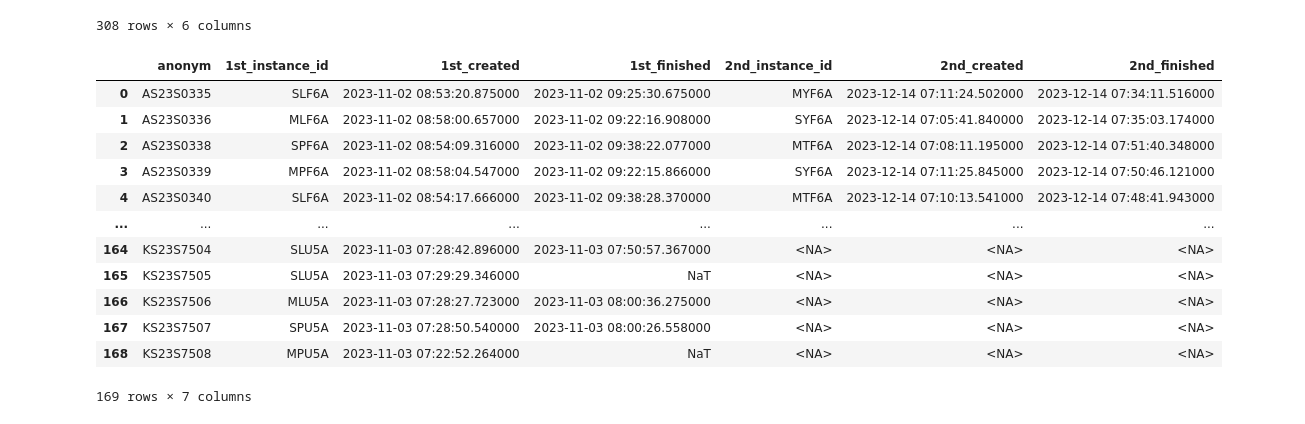
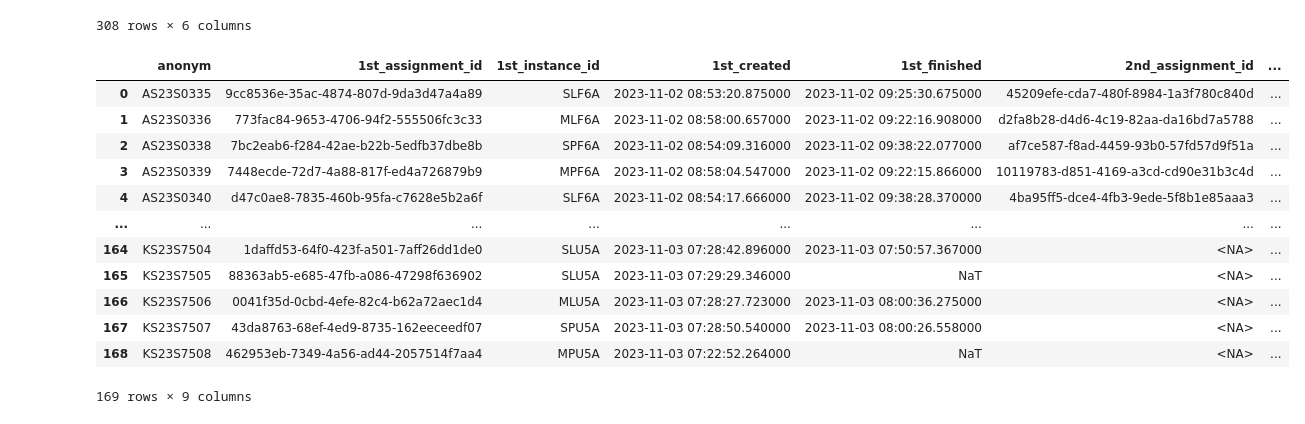
Before and after one commit to harrycslau/feedback-data-analytics, a Jupyter notebook: preprocess.ipynb, the cells around one changed output. Saved outputs shown, nothing was run; the diff lists cells and outputs as text; code cells hidden in the pictures.

```diff
--- a/preprocess.ipynb
+++ b/preprocess.ipynb
@@ -161,44 +170,46 @@ def extract_instances(group):
         if second_char in ['L', 'P']:
             # If no first instance details have been set, set them
             if first_instance_details is None:
                 first_instance_details = row
             # If first instance details are set, but not second, set second to the current row
             elif second_instance_details is None:
                 second_instance_details = row
         else:
             # If no second instance details have been set, set them
             if second_instance_details is None:
                 second_instance_details = row
             # If second instance details are set, but not first, set first to the current row
             elif first_instance_details is None:
                 first_instance_details = row
 
     # Prepare the output Series, using details from the identified first and second instances
     # or setting NA if the respective instance details weren't set
     return pd.Series({
+        '1st_assignment_id': first_instance_details['assignment_id'] if first_instance_details is not None else pd.NA,
         '1st_instance_id': first_instance_details['instance_id'] if first_instance_details is not None else pd.NA,
         '1st_created': first_instance_details['created'] if first_instance_details is not None else pd.NA,
         '1st_finished': first_instance_details['finished'] if first_instance_details is not None else pd.NA,
+        '2nd_assignment_id': second_instance_details['assignment_id'] if second_instance_details is not None else pd.NA,
         '2nd_instance_id': second_instance_details['instance_id'] if second_instance_details is not None else pd.NA,
         '2nd_created': second_instance_details['created'] if second_instance_details is not None else pd.NA,
         '2nd_finished': second_instance_details['finished'] if second_instance_details is not None else pd.NA
     })
 
 # Apply the modified function to each group
-summary_df = df_sorted.groupby('anonym').apply(extract_instances).reset_index()
+summary_df = df_filtered.groupby('anonym').apply(extract_instances).reset_index()
 
 summary_df
 # %% [output]
-|  | anonym | 1st_instance_id | 1st_created | 1st_finished | 2nd_instance_id | 2nd_created | 2nd_finished |
-| 0 | AS23S0335 | SLF6A | 2023-11-02 08:53:20.875000 | 2023-11-02 09:25:30.675000 | MYF6A | 2023-12-14 07:11:24.502000 | 2023-12-14 07:34:11.516000 |
-| 1 | AS23S0336 | MLF6A | 2023-11-02 08:58:00.657000 | 2023-11-02 09:22:16.908000 | SYF6A | 2023-12-14 07:05:41.840000 | 2023-12-14 07:35:03.174000 |
-| 2 | AS23S0338 | SPF6A | 2023-11-02 08:54:09.316000 | 2023-11-02 09:38:22.077000 | MTF6A | 2023-12-14 07:08:11.195000 | 2023-12-14 07:51:40.348000 |
-| 3 | AS23S0339 | MPF6A | 2023-11-02 08:58:04.547000 | 2023-11-02 09:22:15.866000 | SYF6A | 2023-12-14 07:11:25.845000 | 2023-12-14 07:50:46.121000 |
-| 4 | AS23S0340 | SLF6A | 2023-11-02 08:54:17.666000 | 2023-11-02 09:38:28.370000 | MTF6A | 2023-12-14 07:10:13.541000 | 2023-12-14 07:48:41.943000 |
+|  | anonym | 1st_assignment_id | 1st_instance_id | 1st_created | 1st_finished | 2nd_assignment_id | ... |
+| 0 | AS23S0335 | 9cc8536e-35ac-4874-807d-9da3d47a4a89 | SLF6A | 2023-11-02 08:53:20.875000 | 2023-11-02 09:25:30.675000 | 45209efe-cda7-480f-8984-1a3f780c840d | ... |
+| 1 | AS23S0336 | 773fac84-9653-4706-94f2-555506fc3c33 | MLF6A | 2023-11-02 08:58:00.657000 | 2023-11-02 09:22:16.908000 | d2fa8b28-d4d6-4c19-82aa-da16bd7a5788 | ... |
+| 2 | AS23S0338 | 7bc2eab6-f284-42ae-b22b-5edfb37dbe8b | SPF6A | 2023-11-02 08:54:09.316000 | 2023-11-02 09:38:22.077000 | af7ce587-f8ad-4459-93b0-57fd57d9f51a | ... |
+| 3 | AS23S0339 | 7448ecde-72d7-4a88-817f-ed4a726879b9 | MPF6A | 2023-11-02 08:58:04.547000 | 2023-11-02 09:22:15.866000 | 10119783-d851-4169-a3cd-cd90e31b3c4d | ... |
+| 4 | AS23S0340 | d47c0ae8-7835-460b-95fa-c7628e5b2a6f | SLF6A | 2023-11-02 08:54:17.666000 | 2023-11-02 09:38:28.370000 | 4ba95ff5-dce4-4fb3-9ede-5f8b1e85aaa3 | ... |
 | ... | ... | ... | ... | ... | ... | ... | ... |
-| 164 | KS23S7504 | SLU5A | 2023-11-03 07:28:42.896000 | 2023-11-03 07:50:57.367000 | <NA> | <NA> | <NA> |
-| 165 | KS23S7505 | SLU5A | 2023-11-03 07:29:29.346000 | NaT | <NA> | <NA> | <NA> |
-| 166 | KS23S7506 | MLU5A | 2023-11-03 07:28:27.723000 | 2023-11-03 08:00:36.275000 | <NA> | <NA> | <NA> |
-| 167 | KS23S7507 | SPU5A | 2023-11-03 07:28:50.540000 | 2023-11-03 08:00:26.558000 | <NA> | <NA> | <NA> |
-| 168 | KS23S7508 | MPU5A | 2023-11-03 07:22:52.264000 | NaT | <NA> | <NA> | <NA> |
+| 164 | KS23S7504 | 1daffd53-64f0-423f-a501-7aff26dd1de0 | SLU5A | 2023-11-03 07:28:42.896000 | 2023-11-03 07:50:57.367000 | <NA> | ... |
+| 165 | KS23S7505 | 88363ab5-e685-47fb-a086-47298f636902 | SLU5A | 2023-11-03 07:29:29.346000 | NaT | <NA> | ... |
+| 166 | KS23S7506 | 0041f35d-0cbd-4efe-82c4-b62a72aec1d4 | MLU5A | 2023-11-03 07:28:27.723000 | 2023-11-03 08:00:36.275000 | <NA> | ... |
+| 167 | KS23S7507 | 43da8763-68ef-4ed9-8735-162eeceedf07 | SPU5A | 2023-11-03 07:28:50.540000 | 2023-11-03 08:00:26.558000 | <NA> | ... |
+| 168 | KS23S7508 | 462953eb-7349-4a56-ad44-2057514f7aa4 | MPU5A | 2023-11-03 07:22:52.264000 | NaT | <NA> | ... |
-169 rows × 7 columns
+169 rows × 9 columns
```
Also changed, not shown: parts of 3 cells of this notebook, 1 other file.
